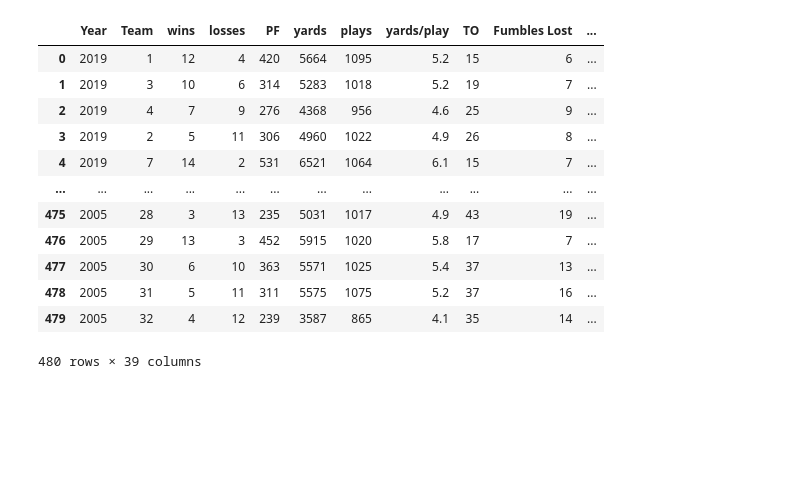
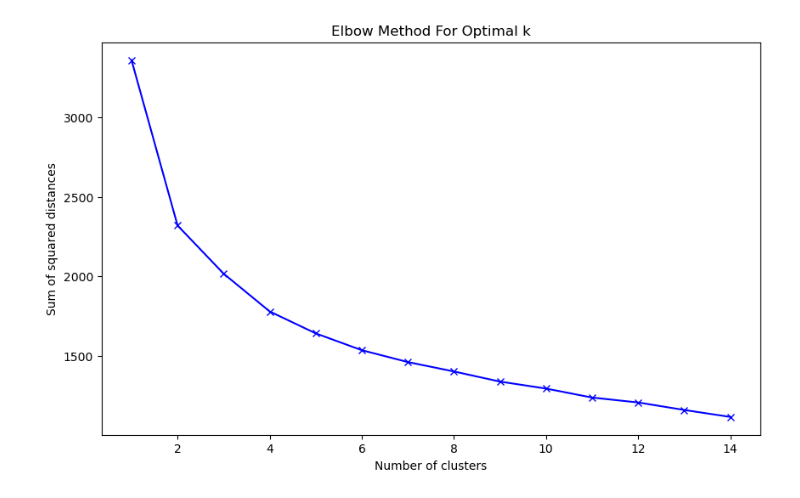
Before and after one commit to COGS118B/group_template, a Jupyter notebook: model.ipynb, the cells around one changed output. Cells and saved outputs as stored; diff of their text form; code cells hidden in the pictures; blank space fills up the shorter version.

```diff
--- a/model.ipynb
+++ b/model.ipynb
@@ -256,19 +235,27 @@ codetomascot = {
-# %%
-df_merged['Team'] = df_merged['Team'].replace(mascottocode)
-df_merged['Winner'] = df_merged['Winner'].replace(mascottocode)
-df_merged['Loser'] = df_merged['Loser'].replace(mascottocode)
-df_merged
-# %% [output]
-|  | Year | Team | wins | losses | PF | yards | plays | yards/play | TO | Fumbles Lost | ... |
-| 0 | 2019 | 1 | 12 | 4 | 420 | 5664 | 1095 | 5.2 | 15 | 6 | ... |
-| 1 | 2019 | 3 | 10 | 6 | 314 | 5283 | 1018 | 5.2 | 19 | 7 | ... |
-| 2 | 2019 | 4 | 7 | 9 | 276 | 4368 | 956 | 4.6 | 25 | 9 | ... |
-| 3 | 2019 | 2 | 5 | 11 | 306 | 4960 | 1022 | 4.9 | 26 | 8 | ... |
-| 4 | 2019 | 7 | 14 | 2 | 531 | 6521 | 1064 | 6.1 | 15 | 7 | ... |
-| ... | ... | ... | ... | ... | ... | ... | ... | ... | ... | ... | ... |
-| 475 | 2005 | 28 | 3 | 13 | 235 | 5031 | 1017 | 4.9 | 43 | 19 | ... |
-| 476 | 2005 | 29 | 13 | 3 | 452 | 5915 | 1020 | 5.8 | 17 | 7 | ... |
-| 477 | 2005 | 30 | 6 | 10 | 363 | 5571 | 1025 | 5.4 | 37 | 13 | ... |
-| 478 | 2005 | 31 | 5 | 11 | 311 | 5575 | 1075 | 5.2 | 37 | 16 | ... |
-| 479 | 2005 | 32 | 4 | 12 | 239 | 3587 | 865 | 4.1 | 35 | 14 | ... |
-480 rows × 39 columns
+# %%
+# Assuming df_merged has columns 'Team' and 'Winner' and you want to create a new 'WinSB' column
+df_merged['WinSB'] = df_merged.apply(lambda row: row['Team'] == row['Winner'], axis=1)
+# %%
+features = df_merged[['wins', 'plays', 'TO', 'Fumbles Lost', 'completions', 'turnover percentage', 'avg time per drive']]
+
+# Normalize features
+scaler = StandardScaler()
+features_scaled = scaler.fit_transform(features)
+
+# Determining the optimal number of clusters using the Elbow Method
+ssd = []  # Sum of squared distances
+K = range(1, 15)  # Example range, adjust based on your dataset size and complexity
+for k in K:
+    km = KMeans(n_clusters=k, random_state=42)
+    km = km.fit(features_scaled)
+    ssd.append(km.inertia_)
+
+# Plotting the Elbow Curve
+plt.figure(figsize=(10, 6))
+plt.plot(K, ssd, 'bx-')
+plt.xlabel('Number of clusters')
+plt.ylabel('Sum of squared distances')
+plt.title('Elbow Method For Optimal k')
+plt.show()
+# %% [output]
+[figure, added]
```
Also changed, not shown: parts of 17 cells of this notebook.
